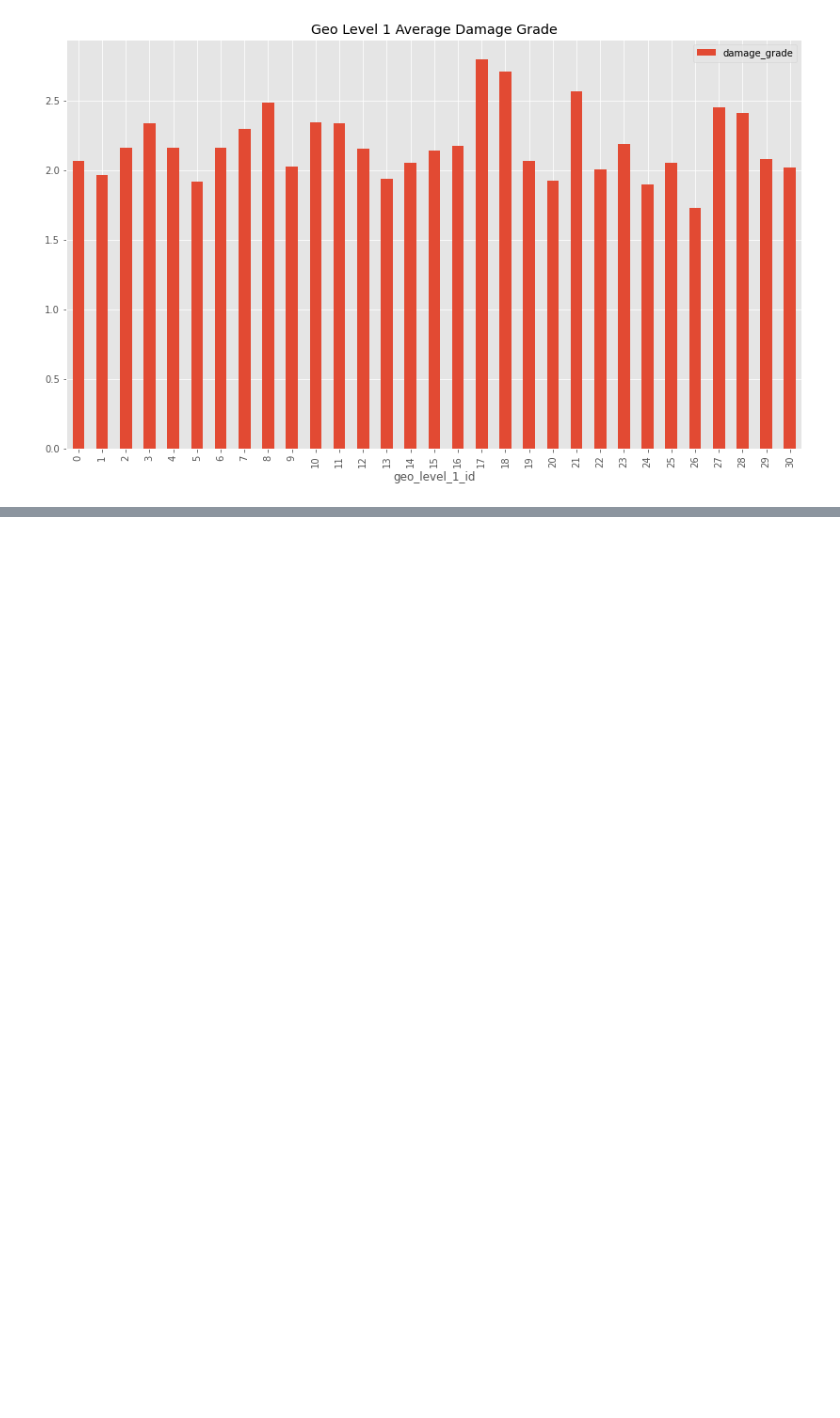
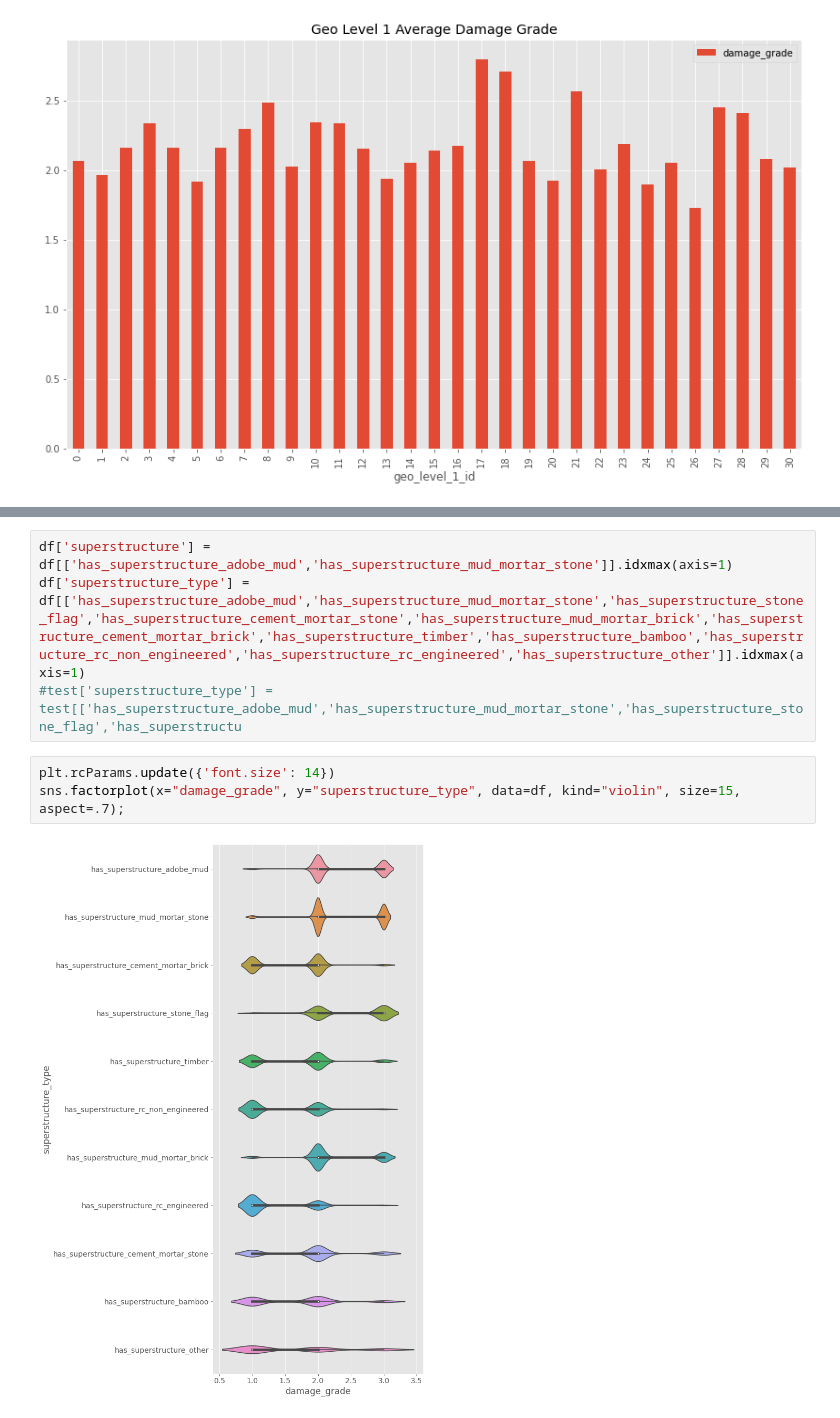
Before and after one commit to 21Ovi/Earthquake-Damage-Prediction, a Jupyter notebook: Equake_Beta_1.ipynb, the cells around one changed output, grey strips where cells are left out. Drawn from its saved outputs; the diff is of its cells as text; blank space fills up the shorter version.

```diff
--- a/Equake_Beta_1.ipynb
+++ b/Equake_Beta_1.ipynb
@@ -193,0 +204,9 @@ df[['geo_level_1_id', 'damage_grade']].groupby(['geo_level_1_id']).mean().plot(k
+# %%
+df['superstructure'] = df[['has_superstructure_adobe_mud','has_superstructure_mud_mortar_stone']].idxmax(axis=1)
+df['superstructure_type'] = df[['has_superstructure_adobe_mud','has_superstructure_mud_mortar_stone','has_superstructure_stone_flag','has_superstructure_cement_mortar_stone','has_superstructure_mud_mortar_brick','has_superstructure_cement_mortar_brick','has_superstructure_timber','has_superstructure_bamboo','has_superstructure_rc_non_engineered','has_superstructure_rc_engineered','has_superstructure_other']].idxmax(axis=1)
+#test['superstructure_type'] = test[['has_superstructure_adobe_mud','has_superstructure_mud_mortar_stone','has_superstructure_stone_flag','has_superstructu
+# %%
+plt.rcParams.update({'font.size': 14})
+sns.factorplot(x="damage_grade", y="superstructure_type", data=df, kind="violin", size=15, aspect=.7);
+# %% [output]
+[figure, added]
```
Also changed, not shown: parts of 11 cells of this notebook.
